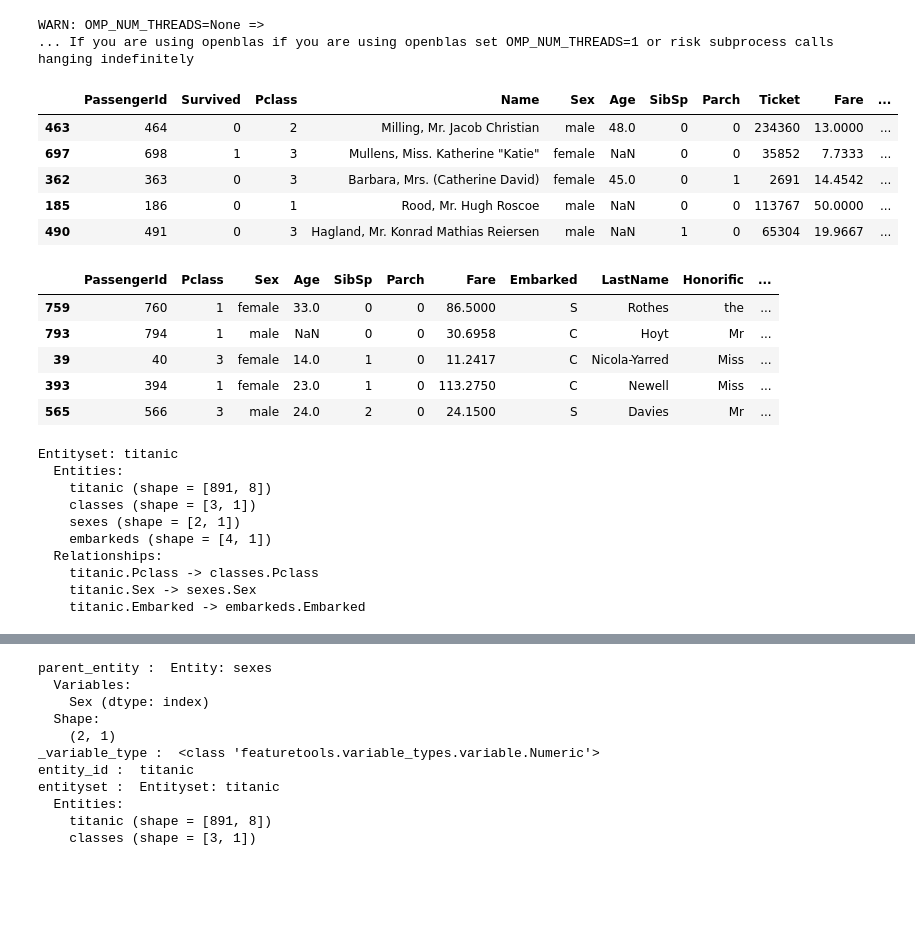
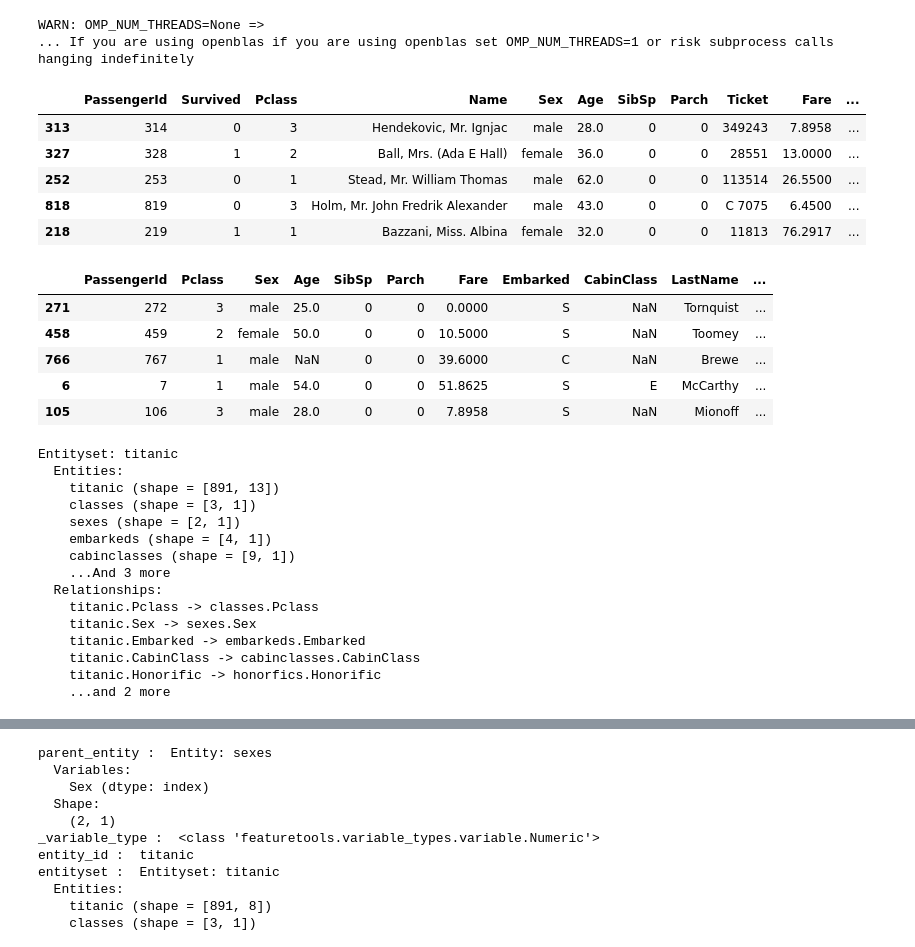
Before and after one commit to lstmemery/automl-talk, a Jupyter notebook: automl.ipynb, the cells around one changed output, grey strips where cells are left out. Cells and saved outputs as stored; diff of their text form; code cells hidden in the pictures; blank space fills up the shorter version.

```diff
--- a/automl.ipynb
+++ b/automl.ipynb
@@ -18,19 +18,19 @@ WARN: OMP_NUM_THREADS=None =>
 # %%
 train_df = pd.read_csv("data/train.csv")
 train_df["Pclass"] = train_df["Pclass"].astype("category")
-train_df['Cabin'] = train_df["Cabin"].str.get(0)
+train_df['CabinClass'] = train_df["Cabin"].str.get(0)
 train_df['LastName'] = train_df['Name'].str.split(", ").apply(lambda x: x[0])
 train_df['Honorific'] = train_df['Name'].str.extract(" ([a-zA-z]+)")
 train_df['TicketPrefix'] = train_df['Ticket'].str.extract("(.+) ")
 train_df['TicketNumber'] = train_df['Ticket'].str.extract("([0-9]+)$").astype(float)
 train_df.sample(5)
 # %% [output]
 |  | PassengerId | Survived | Pclass | Name | Sex | Age | SibSp | Parch | Ticket | Fare | ... |
-| 463 | 464 | 0 | 2 | Milling, Mr. Jacob Christian | male | 48.0 | 0 | 0 | 234360 | 13.0000 | ... |
-| 697 | 698 | 1 | 3 | Mullens, Miss. Katherine "Katie" | female | NaN | 0 | 0 | 35852 | 7.7333 | ... |
-| 362 | 363 | 0 | 3 | Barbara, Mrs. (Catherine David) | female | 45.0 | 0 | 1 | 2691 | 14.4542 | ... |
-| 185 | 186 | 0 | 1 | Rood, Mr. Hugh Roscoe | male | NaN | 0 | 0 | 113767 | 50.0000 | ... |
-| 490 | 491 | 0 | 3 | Hagland, Mr. Konrad Mathias Reiersen | male | NaN | 1 | 0 | 65304 | 19.9667 | ... |
+| 313 | 314 | 0 | 3 | Hendekovic, Mr. Ignjac | male | 28.0 | 0 | 0 | 349243 | 7.8958 | ... |
+| 327 | 328 | 1 | 2 | Ball, Mrs. (Ada E Hall) | female | 36.0 | 0 | 0 | 28551 | 13.0000 | ... |
+| 252 | 253 | 0 | 1 | Stead, Mr. William Thomas | male | 62.0 | 0 | 0 | 113514 | 26.5500 | ... |
+| 818 | 819 | 0 | 3 | Holm, Mr. John Fredrik Alexander | male | 43.0 | 0 | 0 | C 7075 | 6.4500 | ... |
+| 218 | 219 | 1 | 1 | Bazzani, Miss. Albina | female | 32.0 | 0 | 0 | 11813 | 76.2917 | ... |
 # %%
 train_df = train_df.drop(columns=["Name", "Cabin", "Ticket"])
 train_features = train_df.drop(columns=["Survived"])
@@ -38,12 +38,12 @@ train_target = train_df["Survived"]
 # %%
 train_features.sample(5)
 # %% [output]
-|  | PassengerId | Pclass | Sex | Age | SibSp | Parch | Fare | Embarked | LastName | Honorific | ... |
-| 759 | 760 | 1 | female | 33.0 | 0 | 0 | 86.5000 | S | Rothes | the | ... |
-| 793 | 794 | 1 | male | NaN | 0 | 0 | 30.6958 | C | Hoyt | Mr | ... |
-| 39 | 40 | 3 | female | 14.0 | 1 | 0 | 11.2417 | C | Nicola-Yarred | Miss | ... |
-| 393 | 394 | 1 | female | 23.0 | 1 | 0 | 113.2750 | C | Newell | Miss | ... |
-| 565 | 566 | 3 | male | 24.0 | 2 | 0 | 24.1500 | S | Davies | Mr | ... |
+|  | PassengerId | Pclass | Sex | Age | SibSp | Parch | Fare | Embarked | CabinClass | LastName | ... |
+| 271 | 272 | 3 | male | 25.0 | 0 | 0 | 0.0000 | S | NaN | Tornquist | ... |
+| 458 | 459 | 2 | female | 50.0 | 0 | 0 | 10.5000 | S | NaN | Toomey | ... |
+| 766 | 767 | 1 | male | NaN | 0 | 0 | 39.6000 | C | NaN | Brewe | ... |
+| 6 | 7 | 1 | male | 54.0 | 0 | 0 | 51.8625 | S | E | McCarthy | ... |
+| 105 | 106 | 3 | male | 28.0 | 0 | 0 | 7.8958 | S | NaN | Mionoff | ... |
 # %%
 es = ft.EntitySet(id="titanic")
 es.entity_from_dataframe(entity_id="titanic",
@@ -52,7 +52,12 @@ es.entity_from_dataframe(entity_id="titanic",
                          variable_types={
                              "Pclass": ft.variable_types.Categorical,
                              "Sex": ft.variable_types.Categorical,
-                             "Embarked": ft.variable_types.Categorical})
+                             "Embarked": ft.variable_types.Categorical,
+                             "CabinClass": ft.variable_types.Categorical,
+                             "LastName": ft.variable_types.Categorical,
+                             "Honorific": ft.variable_types.Categorical,
+                             "TicketPrefix": ft.variable_types.Categorical
+                           })
 es.normalize_entity(base_entity_id="titanic",
                 new_entity_id="classes",
                 index="Pclass")
@@ -63,22 +68,33 @@ es.normalize_entity(base_entity_id="titanic",
                 new_entity_id="embarkeds",
                 index="Embarked")
 es.normalize_entity(base_entity_id="titanic",
+                new_entity_id="cabinclasses",
+                index="CabinClass")
+es.normalize_entity(base_entity_id="titanic",
+                new_entity_id="honorfics",
+                index="Honorific")
+es.normalize_entity(base_entity_id="titanic",
                 new_entity_id="lastnames",
                 index="LastName")
 es.normalize_entity(base_entity_id="titanic",
-                new_entity_id="honorfics",
-                index="LastName")
+                new_entity_id="ticketprefixes",
+                index="TicketPrefix")
 # %% [output]
 Entityset: titanic
   Entities:
-    titanic (shape = [891, 8])
+    titanic (shape = [891, 13])
     classes (shape = [3, 1])
     sexes (shape = [2, 1])
     embarkeds (shape = [4, 1])
+    cabinclasses (shape = [9, 1])
+    ...And 3 more
   Relationships:
     titanic.Pclass -> classes.Pclass
     titanic.Sex -> sexes.Sex
     titanic.Embarked -> embarkeds.Embarked
+    titanic.CabinClass -> cabinclasses.CabinClass
+    titanic.Honorific -> honorfics.Honorific
+    ...and 2 more
 # %%
 feature_matrix, features = ft.dfs(entityset=es,
                               target_entity="titanic",
```
Also changed, not shown: parts of 14 cells of this notebook, 2 other files.
